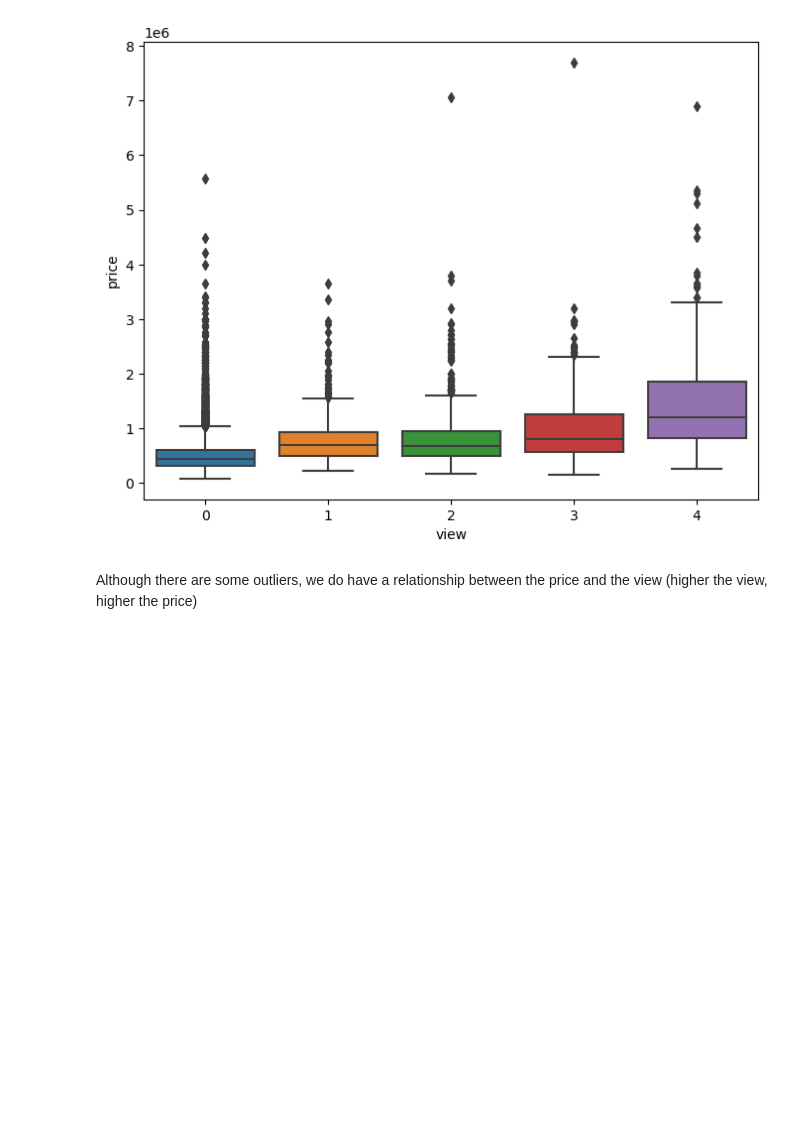
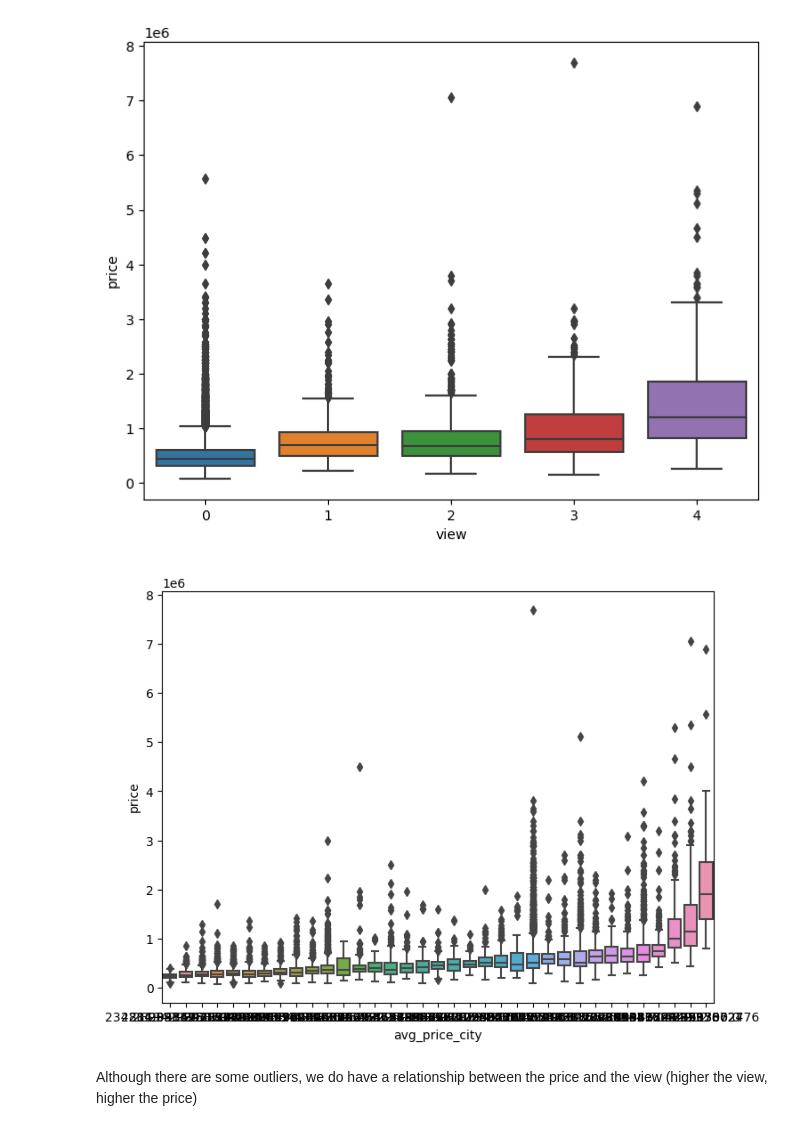
Before and after one commit to vanchido/data_mid_bootcamp_project_regression, a Jupyter notebook: mid_bootcamp_regression_housing_prices.ipynb, the cells around one changed output. Cells and saved outputs as stored; diff of their text form; code cells hidden in the pictures; blank space fills up the shorter version.

```diff
--- a/mid_bootcamp_regression_housing_prices.ipynb
+++ b/mid_bootcamp_regression_housing_prices.ipynb
@@ -236,6 +236,13 @@ f, ax = plt.subplots(figsize=(8, 6))
 fig = sns.boxplot(x=var, y='price', data=relation)
 # %% [output]
 [figure]
+# %%
+var = 'avg_price_city'
+relation = pd.concat([data['price'], data[var]], axis=1)
+f, ax = plt.subplots(figsize=(8, 6))
+fig = sns.boxplot(x=var, y='price', data=relation)
+# %% [output]
+[figure, added]
 # %% [markdown]
 Although there are some outliers, we do have a relationship between the price and the view (higher the view, higher the price)
 # %%
```
Also changed, not shown: parts of 15 cells of this notebook.
